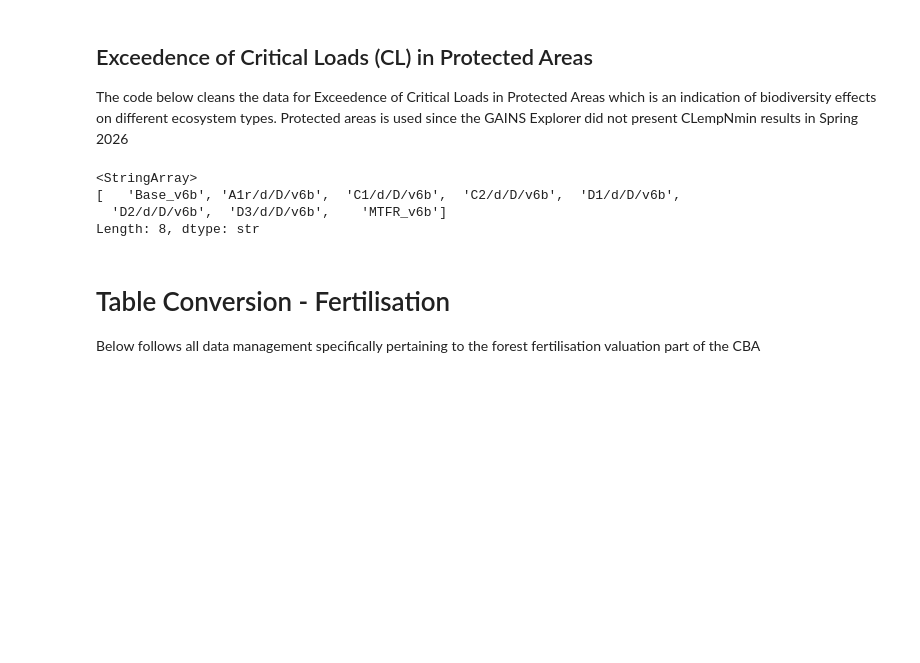
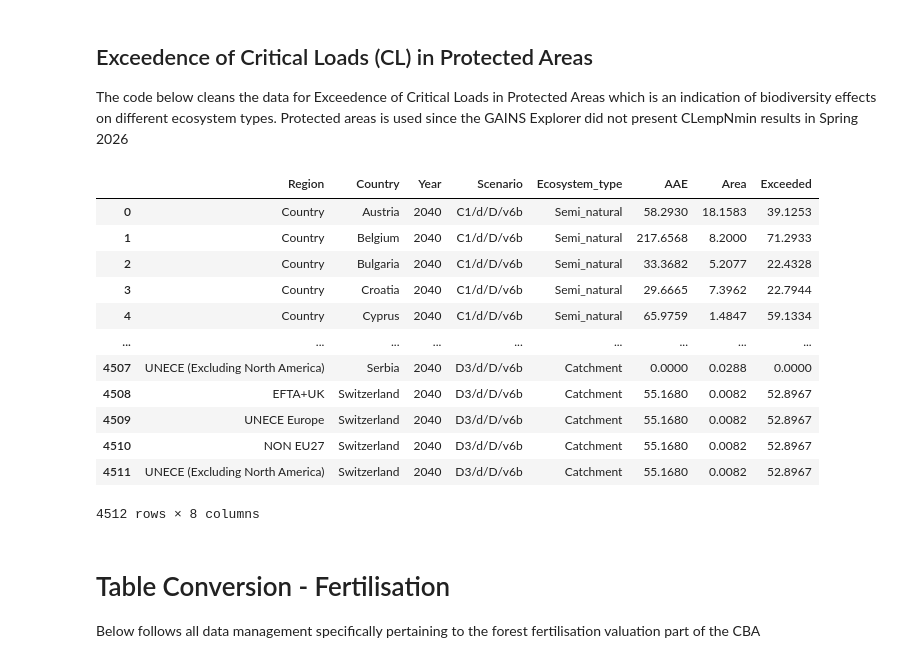
Before and after one commit to StefanAstrom/2026_v6b2_Goth_Prot_CBA, a Jupyter notebook: Table_Conversion_v6.ipynb, the cells around one changed output. Cells and saved outputs as stored; diff of their text form; code cells hidden in the pictures; blank space fills up the shorter version.

Commit message:
Cleaned and new biodiv source data changed

```diff
--- a/Table_Conversion_v6.ipynb
+++ b/Table_Conversion_v6.ipynb
@@ -55,7 +55,7 @@ FILES = {
         "AP": r"Raw_Data\LRTAP_ctry_GNFR_APcost_v6b_051125.xlsx",
         "emissions": r"Raw_Data\LRTAP_ctry_GNFR_emis_v6b_051125_0.xlsx",
         "health": r"Raw_Data\v6_PM_conc_exp.xlsx",
-        "biodiv": r"Raw_Data\v6_Bio_CL_protectedarea.xlsx",
+        "biodiv": r"Raw_Data\v6b_CLempN_exc_allecosys.xlsx",
         "fertilisation": r"Raw_Data\v6_BIO_CL.xlsx"
     }
 }
@@ -785,24 +785,24 @@ for ws in wb_biodiv.worksheets[:]:
     all_frames.append(df_catch)
 
 # Add all dfs into one df
-BIO_CL_protectedarea = pd.concat(all_frames, ignore_index=True)
+clempn_exc_allecosys = pd.concat(all_frames, ignore_index=True)
 
-BIO_CL_protectedarea = BIO_CL_protectedarea.replace(mapping_countries)
+clempn_exc_allecosys = clempn_exc_allecosys.replace(mapping_countries)
 
 # Merge with regions
 
 # 1. Country-specific rows: keep their own values
-country_rows = BIO_CL_protectedarea.copy()
+country_rows = clempn_exc_allecosys.copy()
 country_rows["Region"] = "Country"
 
 # 3. Expand each regional row to all countries belonging to that region
-regional_expanded = BIO_CL_protectedarea.merge(region_df, on="Country", how="inner")
+regional_expanded = clempn_exc_allecosys.merge(region_df, on="Country", how="inner")
 
 # 4. Combine both
-out_BIO_CL_protectedarea = pd.concat([country_rows, regional_expanded], ignore_index=True)
+out_clempn_exc_allecosys = pd.concat([country_rows, regional_expanded], ignore_index=True)
 
 # 5. Keep columns in desired order
-out_BIO_CL_protectedarea = out_BIO_CL_protectedarea[["Region",
+out_clempn_exc_allecosys = out_clempn_exc_allecosys[["Region",
                                                      "Country",
                                                      "Year",
                                                      "Scenario",
@@ -811,11 +811,20 @@ out_BIO_CL_protectedarea = out_BIO_CL_protectedarea[["Region",
                                                      "Area",
                                                      "Exceeded"]]
 # %%
-out_BIO_CL_protectedarea["Scenario"].unique()
+out_clempn_exc_allecosys
 # %% [output]
+|  | Region | Country | Year | Scenario | Ecosystem_type | AAE | Area | Exceeded |
+| 0 | Country | Austria | 2040 | C1/d/D/v6b | Semi_natural | 58.2930 | 18.1583 | 39.1253 |
+| 1 | Country | Belgium | 2040 | C1/d/D/v6b | Semi_natural | 217.6568 | 8.2000 | 71.2933 |
+| 2 | Country | Bulgaria | 2040 | C1/d/D/v6b | Semi_natural | 33.3682 | 5.2077 | 22.4328 |
+| 3 | Country | Croatia | 2040 | C1/d/D/v6b | Semi_natural | 29.6665 | 7.3962 | 22.7944 |
+| 4 | Country | Cyprus | 2040 | C1/d/D/v6b | Semi_natural | 65.9759 | 1.4847 | 59.1334 |
+| ... | ... | ... | ... | ... | ... | ... | ... | ... |
+| 4507 | UNECE (Excluding North America) | Serbia | 2040 | D3/d/D/v6b | Catchment | 0.0000 | 0.0288 | 0.0000 |
+| 4508 | EFTA+UK | Switzerland | 2040 | D3/d/D/v6b | Catchment | 55.1680 | 0.0082 | 52.8967 |
+| 4509 | UNECE Europe | Switzerland | 2040 | D3/d/D/v6b | Catchment | 55.1680 | 0.0082 | 52.8967 |
+| 4510 | NON EU27 | Switzerland | 2040 | D3/d/D/v6b | Catchment | 55.1680 | 0.0082 | 52.8967 |
+| 4511 | UNECE (Excluding North America) | Switzerland | 2040 | D3/d/D/v6b | Catchment | 55.1680 | 0.0082 | 52.8967 |
-<StringArray>
-[   'Base_v6b', 'A1r/d/D/v6b',  'C1/d/D/v6b',  'C2/d/D/v6b',  'D1/d/D/v6b',
-  'D2/d/D/v6b',  'D3/d/D/v6b',    'MTFR_v6b']
-Length: 8, dtype: str
+4512 rows × 8 columns
 # %%
 # Save the df as an Excel file
```
Also changed, not shown: parts of 1 cell of this notebook, 20 other files.
